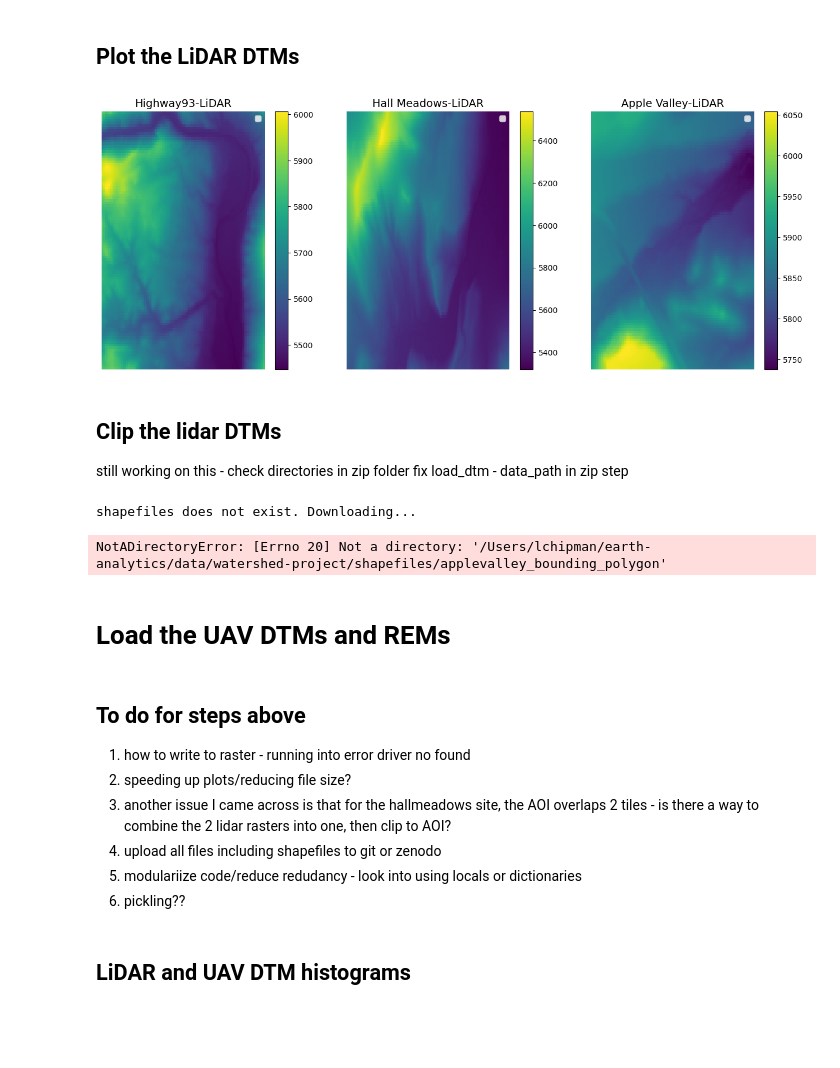
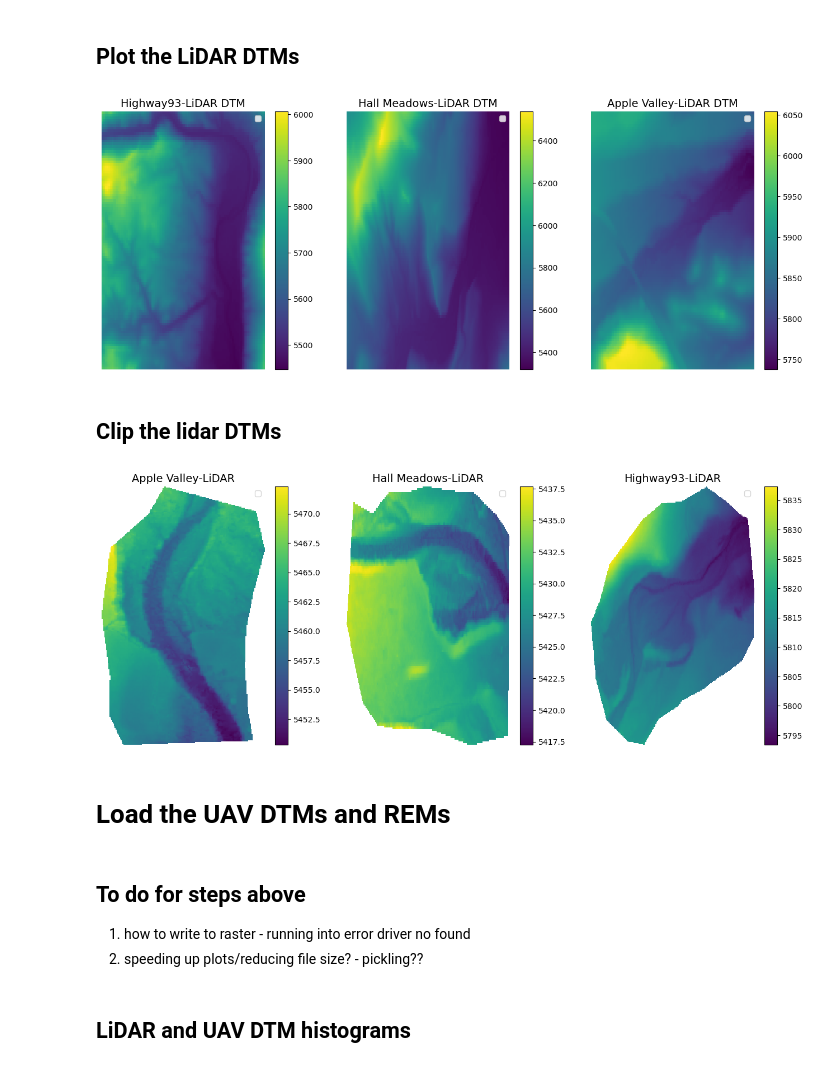
Before and after one commit to lechipman/example-project-repository, a Jupyter notebook: lidar_processing.ipynb, the cells around one changed output. Cells and saved outputs as stored; diff of their text form; code cells hidden in the pictures; blank space fills up the shorter version.

Commit message:
working on lidar

```diff
--- a/lidar_processing.ipynb
+++ b/lidar_processing.ipynb
@@ -94,26 +73,32 @@ hallmeadows_lidar_dtm = (merge_arrays(
+# %%
+# Merge the 2 hallmeadows tiles and replace dtm:
+for site in site_lidar_urls:
+    if site['site_name'] == 'hallmeadows':
+        site['lidar_dtm'] = (merge_arrays(dataarrays = [site_lidar_urls[1]['lidar_dtm'],
+                                                        site_lidar_urls[2]['lidar_dtm']]))
+    if site['site_name'] == 'hallmeadows2':
+        site_lidar_urls.remove(site)
 # %% [markdown]
 ## Plot the LiDAR DTMs
 # %%
 # Call function to plot Lidar DTMs
 fig, axes = plt.subplots(1, 3, figsize=(16, 6))
-lidar_dtm_list = [applevalley_lidar_dtm, hallmeadows_lidar_dtm, highway93_lidar_dtm]
-plot_title = ['Highway93-LiDAR',
-              'Hall Meadows-LiDAR',
-              'Apple Valley-LiDAR']
+#lidar_dtm_list = [applevalley_lidar_dtm, hallmeadows_lidar_dtm, highway93_lidar_dtm]
+plot_title = ['Highway93-LiDAR DTM',
+              'Hall Meadows-LiDAR DTM',
+              'Apple Valley-LiDAR DTM']
 
 for i, axe in enumerate(axes.flatten()):
-    plot_model(model=lidar_dtm_list[i],
+    plot_model(model=site_lidar_urls[i]['lidar_dtm'],
                title=plot_title[i],
                coarsen=(True),
                xpix=20,
                ypix=20,
                ax=axe)
 # %% [output]
-[figure, old version]
+[figure, new version]
 # %% [markdown]
 ## Clip the lidar DTMs
-still working on this - check directories in zip folder
-fix load_dtm - data_path in zip step
 # %%
 def boundary_gdf(data_url, site_name):
     "Downloads boundary shapefiles and open as a gdf"
@@ -144,7 +132,9 @@ def boundary_gdf(data_url, site_name):
 # %%
+# Call function to create bounding polygon gdf for each site, save to site_lidar_urls
 shape_url = ('https://github.com/lechipman/watershed-project/'
                  'releases/download/v2.0.0/shapefiles.zip')
-boundary_gdf(data_url=shape_url, site_name='applevalley')
+
+for site in site_lidar_urls:
+    site['bounding_polygon'] = (boundary_gdf(
+                                data_url=shape_url,
+                                site_name=site['site_name']))
-# %% [output]
-shapefiles does not exist. Downloading...
-NotADirectoryError: [Errno 20] Not a directory: '/Users/lchipman/earth-analytics/data/watershed-project/shapefiles/applevalley_bounding_polygon'
@@ -203,15 +178,16 @@ hallmeadows_clip_dtm = lidar_clip(lidar_dtm = hallmeadows_lidar_dtm,
 # %%
 # Call function to plot lidar DTMs
-fig, axes = plt.subplots(1, 2, figsize=(12, 6))
-plot_title = ['Highway93-LiDAR',
-              'Apple Valley-LiDAR']
-              #'Hall Meadows-LiDAR']
-lidar_clipped_dtm_list = [highway93_clip_dtm, applevalley_clip_dtm] #hallmeadows_clip_dtm]
+fig, axes = plt.subplots(1, 3, figsize=(16, 6))
+plot_title = ['Apple Valley-LiDAR',
+              'Hall Meadows-LiDAR',
+              'Highway93-LiDAR']
 for i, axe in enumerate(axes.flatten()):
-    plot_model(model=lidar_clipped_dtm_list[i],
+    plot_model(model=site_lidar_urls[i]['lidar_clipped_dtm'],
                title=plot_title[i],
                coarsen=(False),
                ax=axe)
+# %% [output]
+[figure, added]
 # %% [markdown]
 # Load the UAV DTMs and REMs
 # %%
@@ -252,11 +228,7 @@ hallmeadows_uav_rem = load_dtm(data_url = hallmeadows_rem_url,
 # %% [markdown]
 ## To do for steps above
 1) how to write to raster - running into error driver no found
-2) speeding up plots/reducing file size?
-3) another issue I came across is that for the hallmeadows site, the AOI overlaps 2 tiles - is there a way to combine the 2 lidar rasters into one, then clip to AOI?
-4) upload all files including shapefiles to git or zenodo
-5) modulariize code/reduce redudancy - look into using locals or dictionaries
-6) pickling??
+2) speeding up plots/reducing file size? - pickling??
 # %% [markdown]
 ## LiDAR and UAV DTM histograms
 # %%
```
Also changed, not shown: parts of 9 cells of this notebook, 1 other file.
